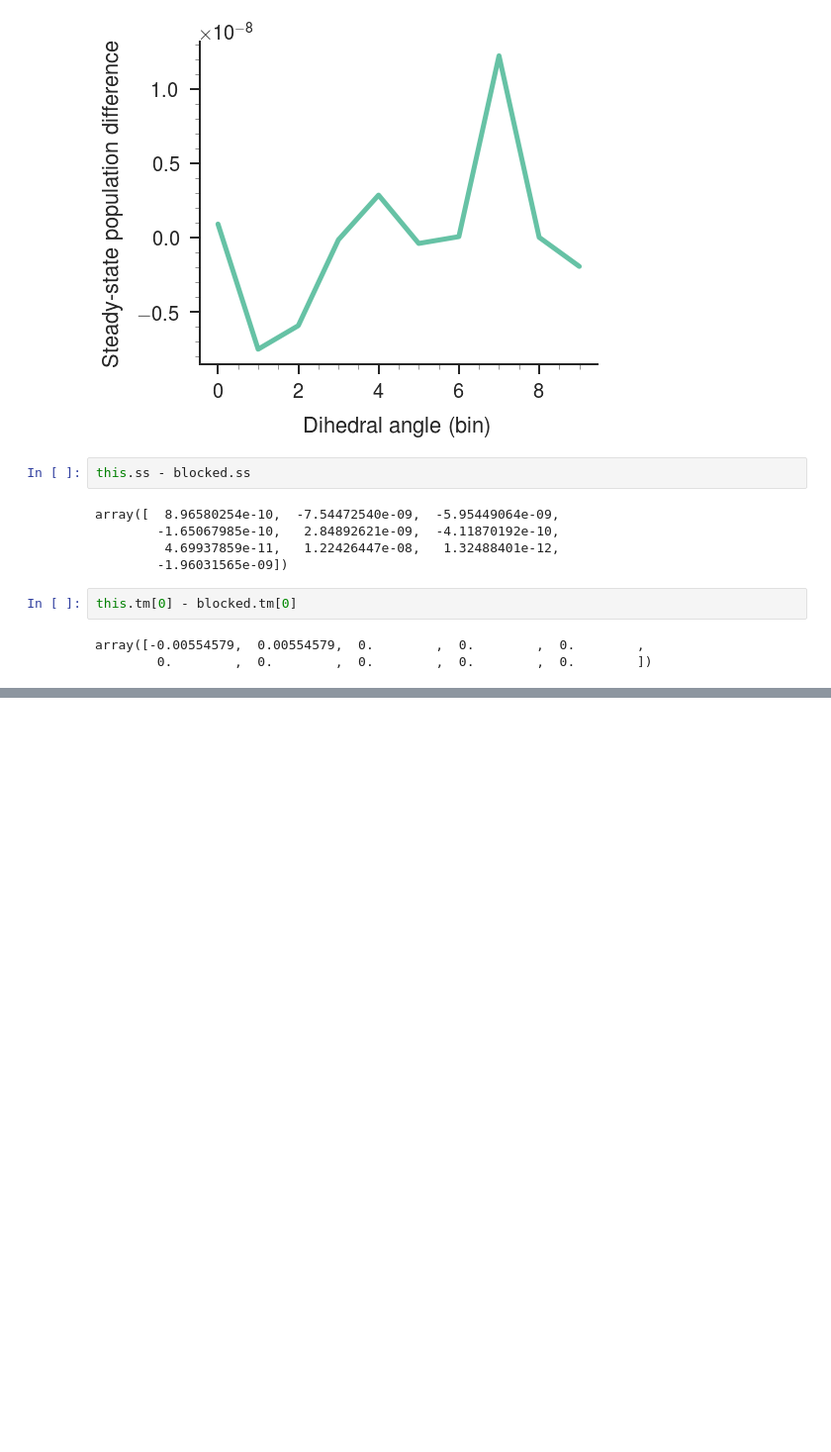
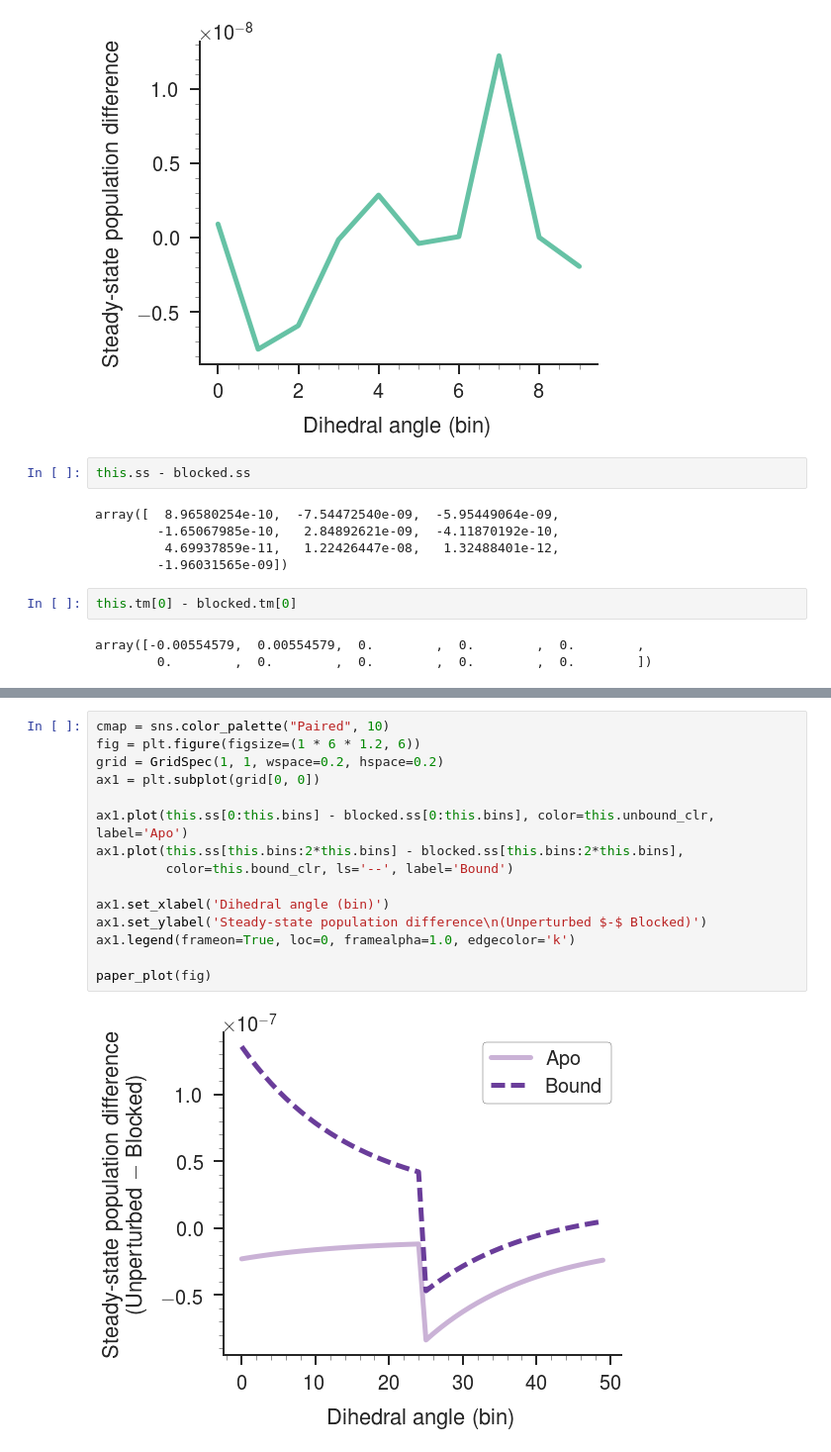
Before and after one commit to slochower/nonequilibrium-master, a Jupyter notebook: notebooks/force-on-barrier/force-on-barrier.ipynb, the cells around one changed output, grey strips where cells are left out. Shown: that part at 99% size. Saved outputs shown, nothing was run; the diff lists cells and outputs as text; blank space fills up the shorter version.

```diff
--- a/notebooks/force-on-barrier/force-on-barrier.ipynb
+++ b/notebooks/force-on-barrier/force-on-barrier.ipynb
@@ -195,0 +323,17 @@ array([-0.00554579,  0.00554579,  0.        ,  0.        ,  0.        ,
+# %%
+cmap = sns.color_palette("Paired", 10)
+fig = plt.figure(figsize=(1 * 6 * 1.2, 6))
+grid = GridSpec(1, 1, wspace=0.2, hspace=0.2)
+ax1 = plt.subplot(grid[0, 0])
+
+ax1.plot(this.ss[0:this.bins] - blocked.ss[0:this.bins], color=this.unbound_clr, label='Apo')
+ax1.plot(this.ss[this.bins:2*this.bins] - blocked.ss[this.bins:2*this.bins],
+         color=this.bound_clr, ls='--', label='Bound')
+
+ax1.set_xlabel('Dihedral angle (bin)')
+ax1.set_ylabel('Steady-state population difference\n(Unperturbed $-$ Blocked)')
+ax1.legend(frameon=True, loc=0, framealpha=1.0, edgecolor='k')
+
+paper_plot(fig)
+# %% [output]
+[figure, added]
```
Also changed, not shown: parts of 9 cells of this notebook, 1 other file.
